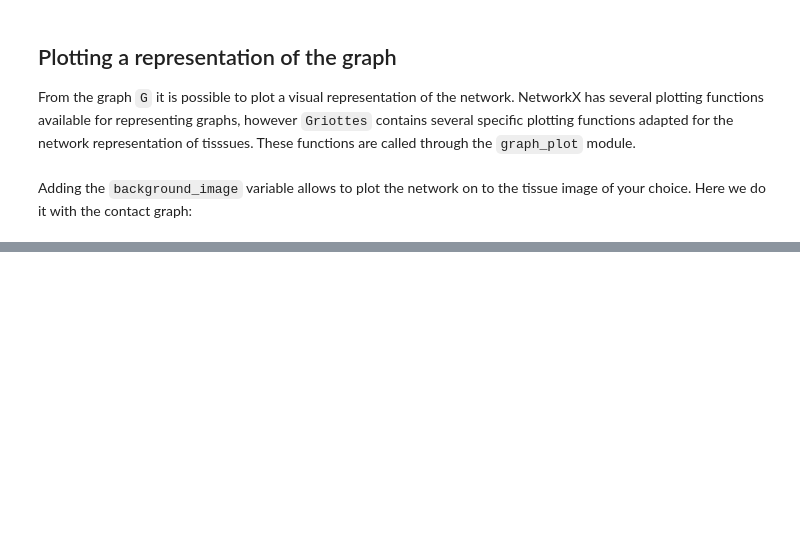
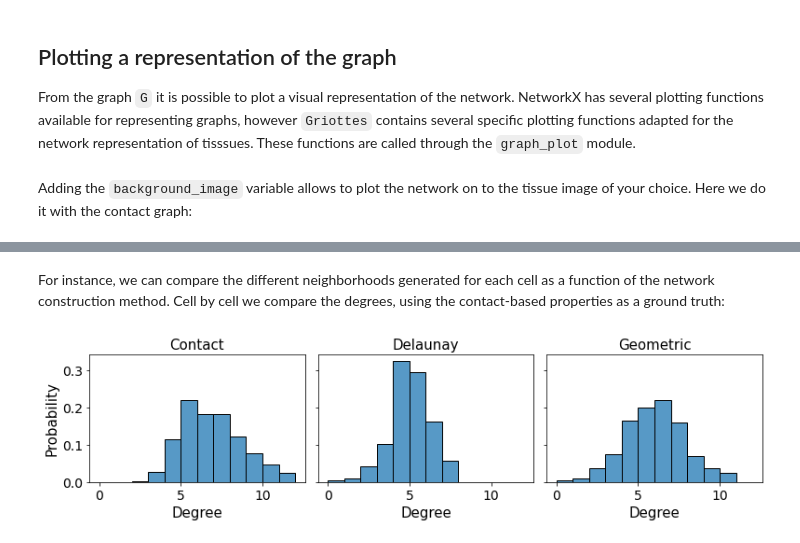
Before and after one commit to BaroudLab/Griottes, a Jupyter notebook: example_notebooks/Figure_2.ipynb, the cells around one changed output, grey strips where cells are left out. Saved outputs shown, nothing was run; the diff lists cells and outputs as text; code cells hidden in the pictures; blank space fills up the shorter version.

```diff
--- a/example_notebooks/Figure_2.ipynb
+++ b/example_notebooks/Figure_2.ipynb
@@ -65,0 +123,59 @@ plot_2D(G_contact,
+# %% [markdown]
+For instance, we can compare the different neighborhoods generated for each cell as a function of the network construction method. Cell by cell we compare the degrees, using the contact-based properties as a ground truth:
+# %%
+degree_array = pandas.DataFrame()
+j = 0
+
+for node in G_contact.nodes():
+
+    label = G_contact.nodes[node]['label']
+
+    if label > 0:
+
+        node_in_geometric_graph = [i for i in G_geometric.nodes() if G_geometric.nodes[i]['label'] == label][0]
+        node_in_delaunay_graph = [i for i in G_delaunay.nodes() if G_delaunay.nodes[i]['label'] == label][0]
+
+        degree_array.loc[j, 'node'] = node
+        degree_array.loc[j, 'label'] = label
+        degree_array.loc[j, 'degree_contact'] = G_contact.degree[node]
+        degree_array.loc[j, 'degree_geometric'] = G_geometric.degree[node_in_geometric_graph]
+        degree_array.loc[j, 'degree_voronoi'] = G_delaunay.degree[node_in_delaunay_graph]
+
+        j += 1
+# %%
+fig, ax = plt.subplots(1,3,figsize = (11,3), sharex = True, sharey = True)
+ax[0].tick_params(axis='both', which='major', labelsize=14)
+ax[0].tick_params(axis='both', which='minor', labelsize=14)
+ax[1].tick_params(axis='both', which='minor', labelsize=14)
+ax[1].tick_params(axis='both', which='major', labelsize=14)
+ax[2].tick_params(axis='both', which='minor', labelsize=14)
+ax[2].tick_params(axis='both', which='major', labelsize=14)
+
+ax[0] = sns.histplot(data = degree_array,
+             x = 'degree_contact',
+             binwidth = 1,
+             ax = ax[0], kde=False, stat = 'probability')
+
+ax[1] = sns.histplot(data = degree_array,
+             x = 'degree_voronoi',
+             binwidth = 1,
+             ax = ax[1], kde=False, stat = 'probability')
+
+ax[2] = sns.histplot(data = degree_array,
+             x = 'degree_geometric',
+             binwidth = 1,
+             ax = ax[2], kde=False, stat = 'probability')
+
+ax[0].set_ylabel('Probability', fontsize = 15)
+
+ax[0].set_xlabel('Degree', fontsize = 15)
+ax[1].set_xlabel('Degree', fontsize = 15)
+ax[2].set_xlabel('Degree', fontsize = 15)
+
+ax[0].set_title('Contact', fontsize = 15)
+ax[1].set_title('Delaunay', fontsize = 15)
+ax[2].set_title('Geometric', fontsize = 15)
+
+plt.tight_layout()
+# %% [output]
+[figure, added]
```
Also changed, not shown: parts of 9 cells of this notebook, 4 other files.
